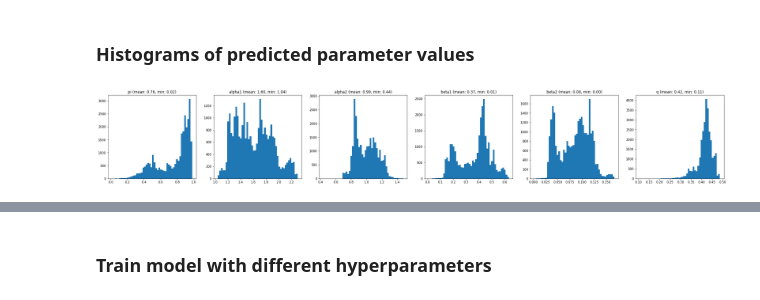
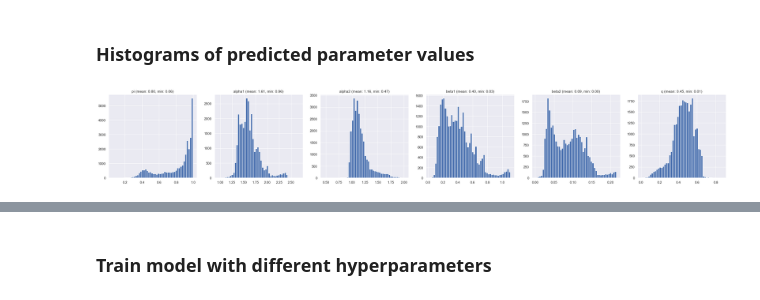
Before and after one commit to mgironamata/upper-indus-prec-bc, a Jupyter notebook: main.ipynb, the cells around one changed output, grey strips where cells are left out. Cells and saved outputs as stored; diff of their text form; code cells hidden in the pictures.

```diff
--- a/main.ipynb
+++ b/main.ipynb
@@ -61,6 +91,8 @@ bc_stations = aux['Station'][aux['BC_diff']!=0].unique()
 # %%
-flag=1
-if flag:
+# Select stations included in the analysis
+only_bias_corrected = True
+
+if only_bias_corrected:
     st_names = bc_stations
 else:
     st_names = st['Station'].unique()
@@ -97,12 +129,18 @@ for i, (train_index, val_index) in enumerate(kf.split(st_names)):
 # %%
 data = {}
 
-predictors = ['model_precipitation',
+predictors = ['wrf_prcp',
+              'wrf_prcp_-2',
+              'wrf_prcp_-1',
+              'wrf_prcp_1',
+              'wrf_prcp_2',
               'Z',
               'doy_sin',
               'doy_cos',
-              'X',
-              'Y',]
+              #'X',
+              #'Y',
+              'aspect',
+              'slope']
 
 predictant = ['Prec']
 
@@ -126,7 +164,7 @@ data['Y_test'] = st[st['Station'].isin(st_names_dict['test'])][predictant].to_nu
 # %% [markdown]
 ### Train model with single run
 # %%
-d=6
+d = len(predictors)
 
 #r = np.random.randint(5)
 #X_train, Y_train, X_val, Y_val, X_test, Y_test = data[f'X_train_{r}'], data[f'Y_train_{r}'], data[f'X_val_{r}'], data[f'Y_val_{r}'], data['X_test'], data['Y_test']
@@ -158,7 +192,7 @@ from utils import *
 # %%
-model = MLP(in_channels=6,
-            hidden_channels=[10, 20, 20, 10],
-            likelihood_fn='b2gmm'
+model = MLP(in_channels=d,
+            hidden_channels=[10],
+            likelihood_fn='b2gmm' # 'gamma', 'ggmm', bgmm', 'b2gmm', 'b2sgmm'
            )
 
 print(f'Number of parameters: {sum(p.numel() for p in model.parameters())}')
@@ -202,26 +243,32 @@ plt.legend(["train","val"])
 # %%
 with torch.no_grad():
     inputs = test_dataset.tensors[0]
     outputs = model(inputs)
 
     n = outputs.shape[1]
 
-    if model.likelihood=='bgmm':
+    if model.likelihood=='gamma':
+        variable = ['alpha', 'beta']
+
+    elif model.likelihood=='ggmm':
+        variable = ['alpha1', 'alpha2', 'beta1', 'beta2', 'q']
+
+    elif model.likelihood=='bgmm':
         variable = ['pi', 'alpha', 'beta']
 
     elif model.likelihood=='b2gmm':
         variable = ['pi', 'alpha1', 'alpha2', 'beta1', 'beta2', 'q']
 
     elif model.likelihood=='b2sgmm':
         variable = ['pi', 'alpha1', 'alpha2', 'beta1', 'beta2', 'q', 't']
 
     fig, ax = plt.subplots(1,n, figsize=(6*n, 5), sharex=False, sharey=False)
 
     for i in range(n):
         ax[i].hist(outputs[:,i].numpy(), bins=50)
         ax[i].title.set_text('%s (mean: %.2f, min: %.2f)' % (variable[i],
                                                              outputs[:,i].mean(),
                                                              outputs[:,i].min()))
 # %% [output]
-[figure, old version]
+[figure, new version]
 # %%
```
Also changed, not shown: parts of 32 cells of this notebook, 1 other file.
